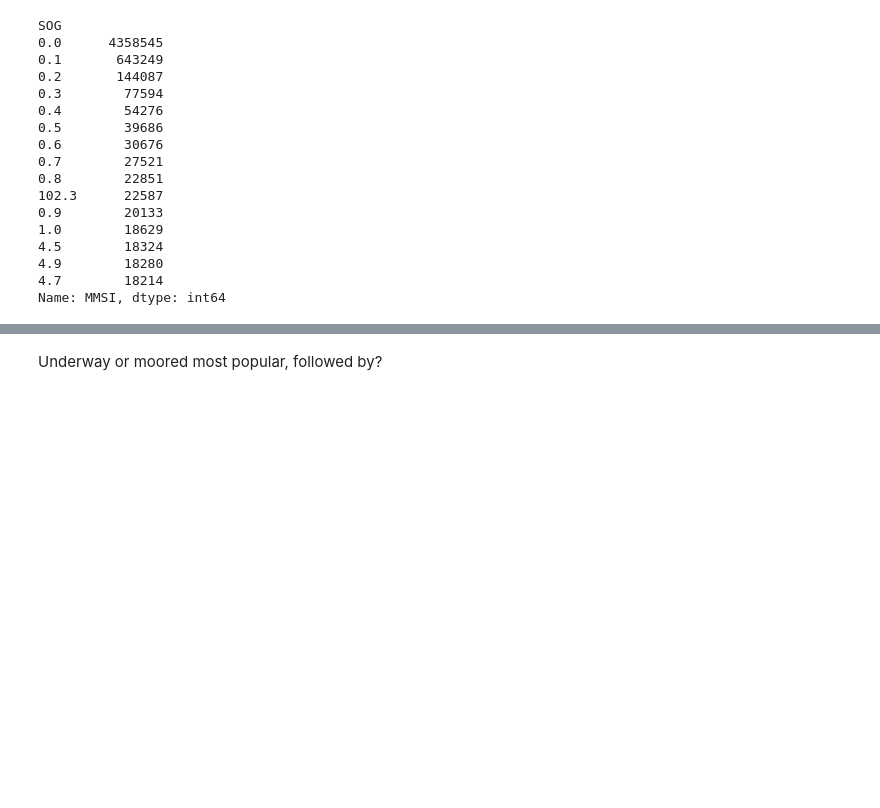
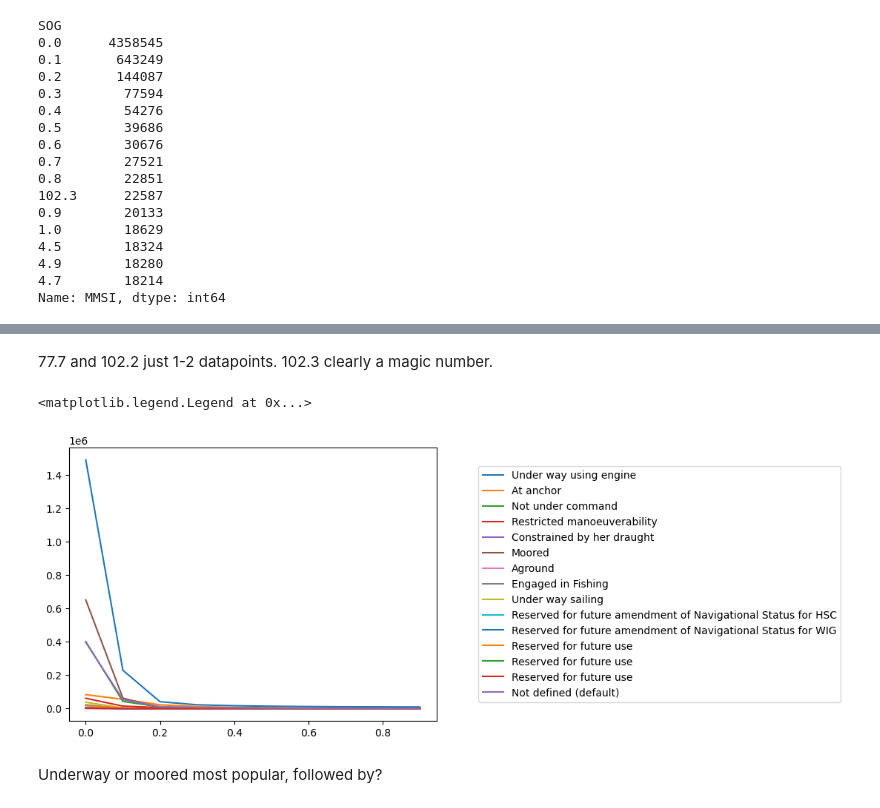
Before and after one commit to stelios-c/ais_USA, a Jupyter notebook: ais_usa_local.ipynb, the cells around one changed output, grey strips where cells are left out. Cells and saved outputs as stored; diff of their text form; code cells hidden in the pictures; blank space fills up the shorter version.

```diff
--- a/ais_usa_local.ipynb
+++ b/ais_usa_local.ipynb
@@ -303,0 +348,13 @@ ais_ships_df.groupby(['SOG','Status']).count().MMSI.unstack().plot(logy=True)#.s
+# %%
+(ais_ships_df
+ .groupby(['Status','SOG'])
+ .count()
+ .MMSI
+ .unstack()
+ .merge(ais_status.set_index('Navigation Status'),left_index=True, right_index=True)
+ .reset_index()
+ .drop(columns='Status')
+ .set_index('Description')
+ .T
+ .sort_index()
+)
@@ -303,0 +377,16 @@ ais_ships_df.groupby(['SOG','Status']).count().MMSI.unstack().plot(logy=True)#.s
+# %%
+(ais_ships_df
+ .groupby(['Status','SOG'])
+ .count()
+ .MMSI
+ .unstack()
+ .merge(ais_status.set_index('Navigation Status'),left_index=True, right_index=True)
+ .reset_index()
+ .drop(columns='Status')
+ .set_index('Description')
+ .T
+ .sort_index()
+ .loc[77.7:]
+ .T
+ .dropna(axis='index',how='all')
+)
@@ -304,2 +406,23 @@ ais_ships_df.groupby(['SOG','Status']).count().MMSI.unstack().plot(logy=True)#.s
+# %% [markdown]
+77.7 and 102.2 just 1-2 datapoints. 102.3 clearly a magic number.
+# %%
+(ais_ships_df
+ .query('SOG<1')
+ .groupby(['Status','SOG'])
+ .count()
+ .MMSI
+ .unstack()
+ .merge(ais_status.set_index('Navigation Status'),left_index=True, right_index=True)
+ .reset_index()
+ .drop(columns='index')
+ .set_index('Description')
+ .T
+ .sort_index()
+ .plot()
+ .legend(loc='center left',bbox_to_anchor=(1.1, 0.5))
+)
+# %% [output]
+<matplotlib.legend.Legend at 0x...>
+[figure, added]
 # %% [markdown]
 Underway or moored most popular, followed by?
```
Also changed, not shown: parts of 12 cells of this notebook.
